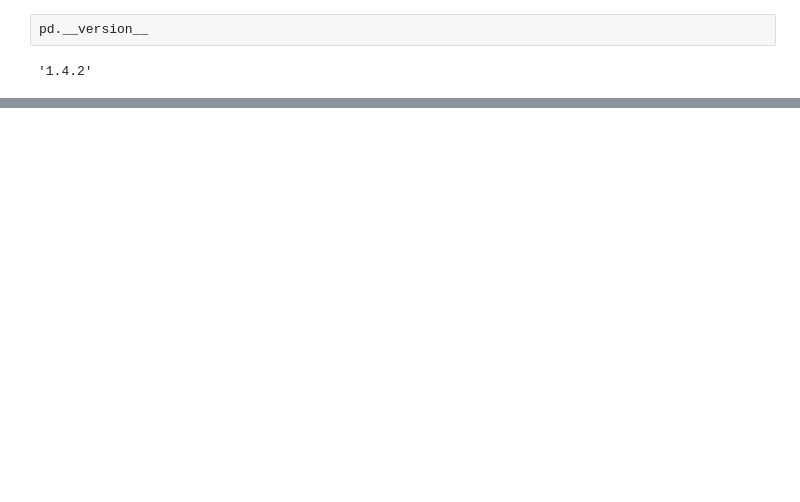
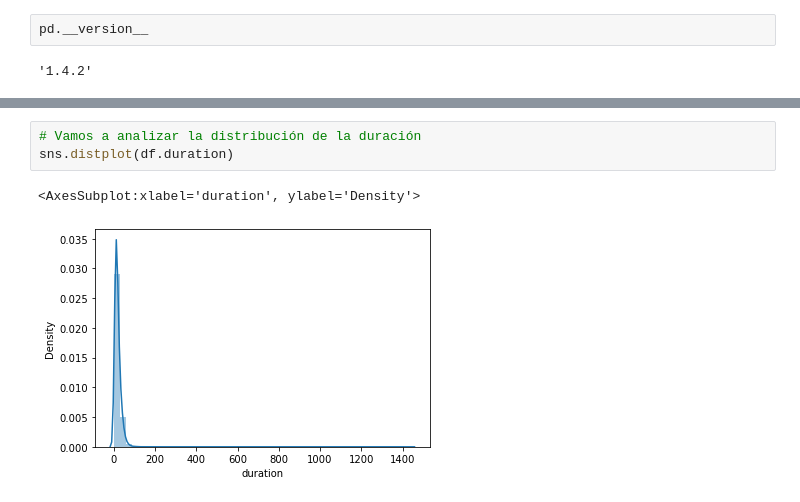
Before and after one commit to k-pablorp/mlops-zoomcamp, a Jupyter notebook: 01-intro/homework.ipynb, the cells around one changed output, grey strips where cells are left out. Cells and saved outputs as stored; diff of their text form; blank space fills up the shorter version.

```diff
--- a/01-intro/homework.ipynb
+++ b/01-intro/homework.ipynb
@@ -8,0 +26,6 @@ df = pd.read_parquet('https://d37ci6vzurychx.cloudfront.net/trip-data/yellow_tri
+# %%
+# Vamos a analizar la distribución de la duración
+sns.distplot(df.duration)
+# %% [output]
+<AxesSubplot:xlabel='duration', ylabel='Density'>
+[figure, added]
```
Also changed, not shown: parts of 36 cells of this notebook.
